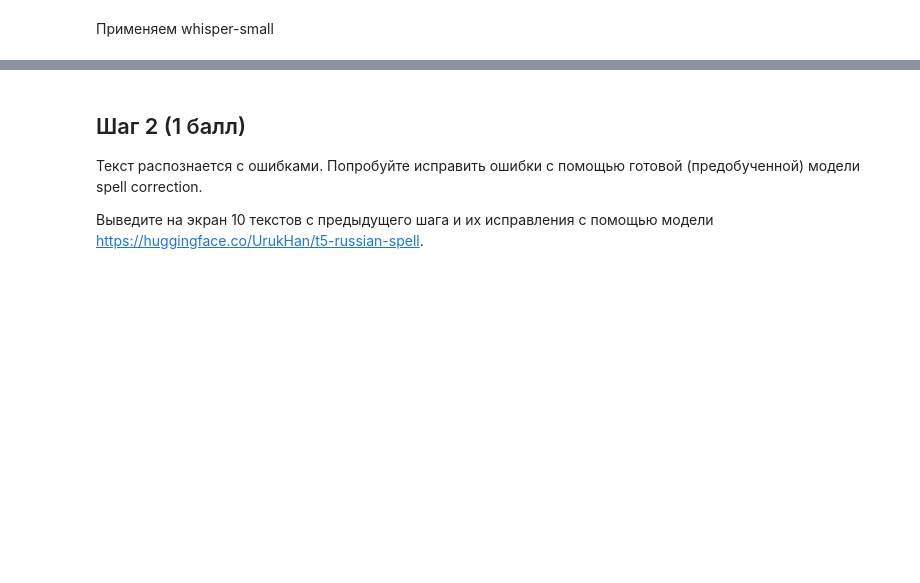
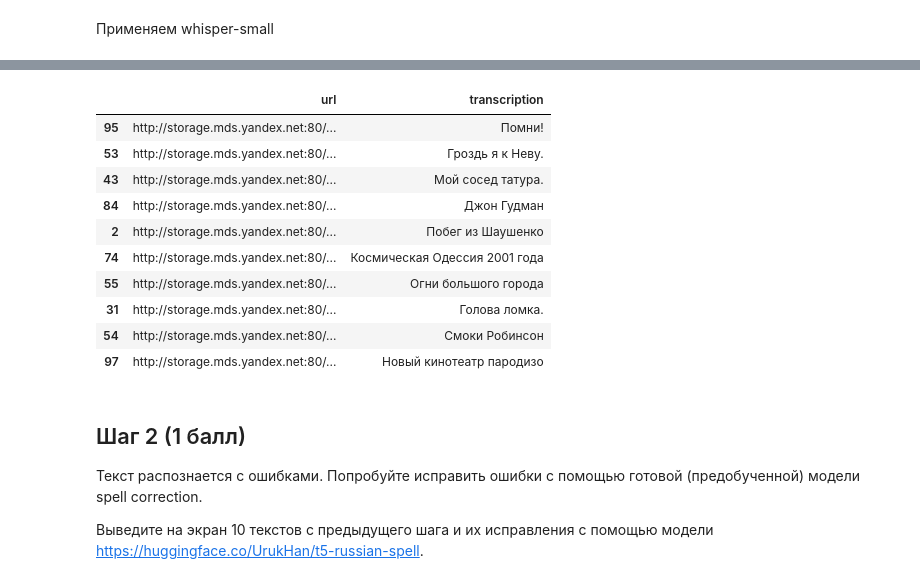
Before and after one commit to just-hw/GEN_HW1, a Jupyter notebook: Hometasks/Base/GenDL_HT1_base_2026.ipynb, the cells around one changed output, grey strips where cells are left out. Cells and saved outputs as stored; diff of their text form; code cells hidden in the pictures; blank space fills up the shorter version.

```diff
--- a/Hometasks/Base/GenDL_HT1_base_2026.ipynb
+++ b/Hometasks/Base/GenDL_HT1_base_2026.ipynb
@@ -94,6 +101,6 @@ def download_audio(url, output_path):
 # %%
 for i, url in enumerate(tqdm.tqdm(df["url"])):
-    output_path = f"audio/{i:06d}.wav"
+    output_path = f"audio/{i:03d}.wav"
 
     if os.path.exists(output_path):
         continue
@@ -102,0 +121,12 @@ for i, url in enumerate(tqdm.tqdm(df["url"])):
+# %%
+device = "cuda" if torch.cuda.is_available() else "cpu"
+
+processor = WhisperProcessor.from_pretrained("openai/whisper-small")
+model = WhisperForConditionalGeneration.from_pretrained(
+    "openai/whisper-small"
+).to(device)
+
+forced_decoder_ids = processor.get_decoder_prompt_ids(
+    language="russian",
+    task="transcribe"
+)
@@ -103,3 +164,42 @@ for i, url in enumerate(tqdm.tqdm(df["url"])):
+# %%
+results = []
+
+for i in tqdm.tqdm(range(len(df))):
+    path = f"drive/MyDrive/audio/{i:03d}.wav"
+
+    try:
+        text = transcribe(path)
+
+        results.append({
+            "id": i,
+            "url": df.iloc[i]["url"],
+            "transcription": text
+        })
+
+    except Exception as e:
+        results.append({
+            "id": i,
+            "url": df.iloc[i]["url"],
+            "transcription": None
+        })
+
+        print(f"Ошибка {i}: {e}")
+# %%
+df_transcriptions = pd.DataFrame(results).drop(columns=['id'])
+sample = df_transcriptions.sample(10, random_state=88)
+sample
+# %% [output]
+|  | url | transcription |
+| 95 | http://storage.mds.yandex.net:80/... | Помни! |
+| 53 | http://storage.mds.yandex.net:80/... | Гроздь я к Неву. |
+| 43 | http://storage.mds.yandex.net:80/... | Мой сосед татура. |
+| 84 | http://storage.mds.yandex.net:80/... | Джон Гудман |
+| 2 | http://storage.mds.yandex.net:80/... | Побег из Шаушенко |
+| 74 | http://storage.mds.yandex.net:80/... | Космическая Одессия 2001 года |
+| 55 | http://storage.mds.yandex.net:80/... | Огни большого города |
+| 31 | http://storage.mds.yandex.net:80/... | Голова ломка. |
+| 54 | http://storage.mds.yandex.net:80/... | Смоки Робинсон |
+| 97 | http://storage.mds.yandex.net:80/... | Новый кинотеатр пародизо |
 # %% [markdown]
 ## Шаг 2 (1 балл)
 
```
Also changed, not shown: parts of 12 cells of this notebook.
